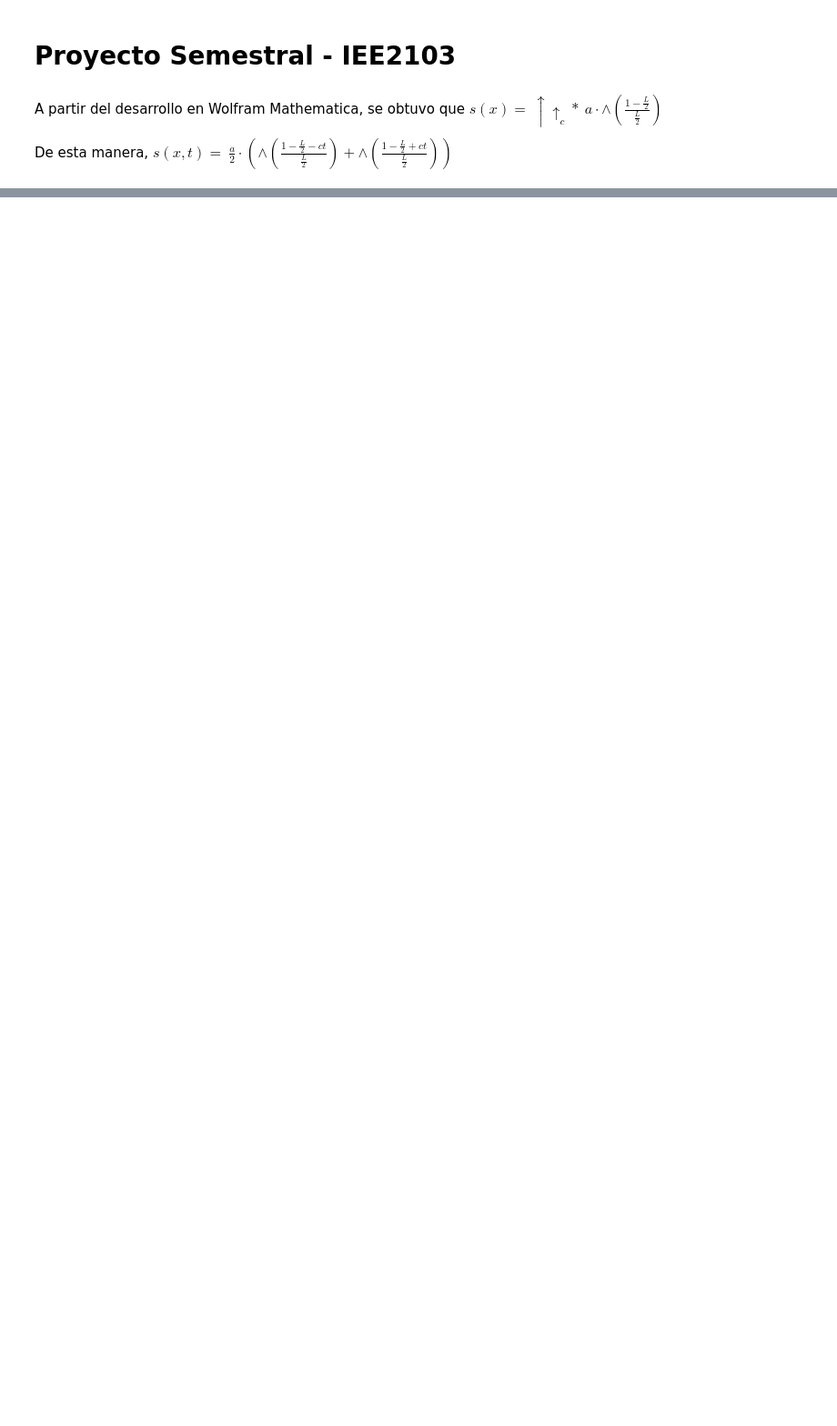
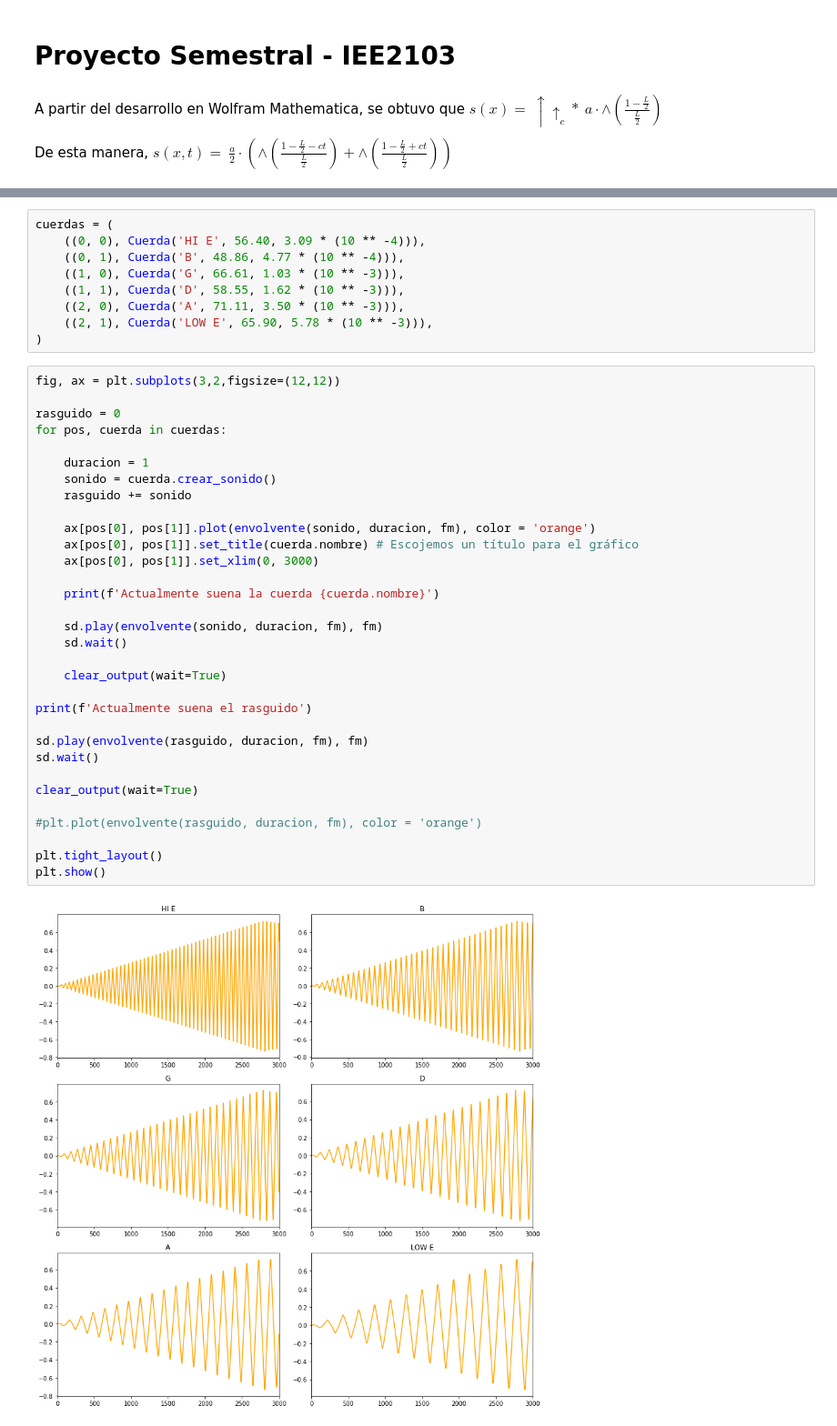
Before and after one commit to ivanvlam/IEE2103, a Jupyter notebook: proyecto.ipynb, the cells around one changed output, grey strips where cells are left out. Shown at 91% size. Cells and saved outputs as stored; diff of their text form; blank space fills up the shorter version.

```diff
--- a/proyecto.ipynb
+++ b/proyecto.ipynb
@@ -128,0 +175,43 @@ a = sd.play(envolvente(sonido, 1), fm)
+# %%
+cuerdas = (
+    ((0, 0), Cuerda('HI E', 56.40, 3.09 * (10 ** -4))),
+    ((0, 1), Cuerda('B', 48.86, 4.77 * (10 ** -4))),
+    ((1, 0), Cuerda('G', 66.61, 1.03 * (10 ** -3))),
+    ((1, 1), Cuerda('D', 58.55, 1.62 * (10 ** -3))),
+    ((2, 0), Cuerda('A', 71.11, 3.50 * (10 ** -3))),
+    ((2, 1), Cuerda('LOW E', 65.90, 5.78 * (10 ** -3))),
+)
+# %%
+fig, ax = plt.subplots(3,2,figsize=(12,12))
+
+rasguido = 0
+for pos, cuerda in cuerdas:
+
+    duracion = 1
+    sonido = cuerda.crear_sonido()
+    rasguido += sonido
+
+    ax[pos[0], pos[1]].plot(envolvente(sonido, duracion, fm), color = 'orange')
+    ax[pos[0], pos[1]].set_title(cuerda.nombre) # Escojemos un título para el gráfico
+    ax[pos[0], pos[1]].set_xlim(0, 3000)
+
+    print(f'Actualmente suena la cuerda {cuerda.nombre}')
+
+    sd.play(envolvente(sonido, duracion, fm), fm)
+    sd.wait()
+
+    clear_output(wait=True)
+
+print(f'Actualmente suena el rasguido')
+
+sd.play(envolvente(rasguido, duracion, fm), fm)
+sd.wait()
+
+clear_output(wait=True)
+
+#plt.plot(envolvente(rasguido, duracion, fm), color = 'orange')
+
+plt.tight_layout()
+plt.show()
+# %% [output]
+[figure, added]
```
Also changed, not shown: parts of 9 cells of this notebook.
